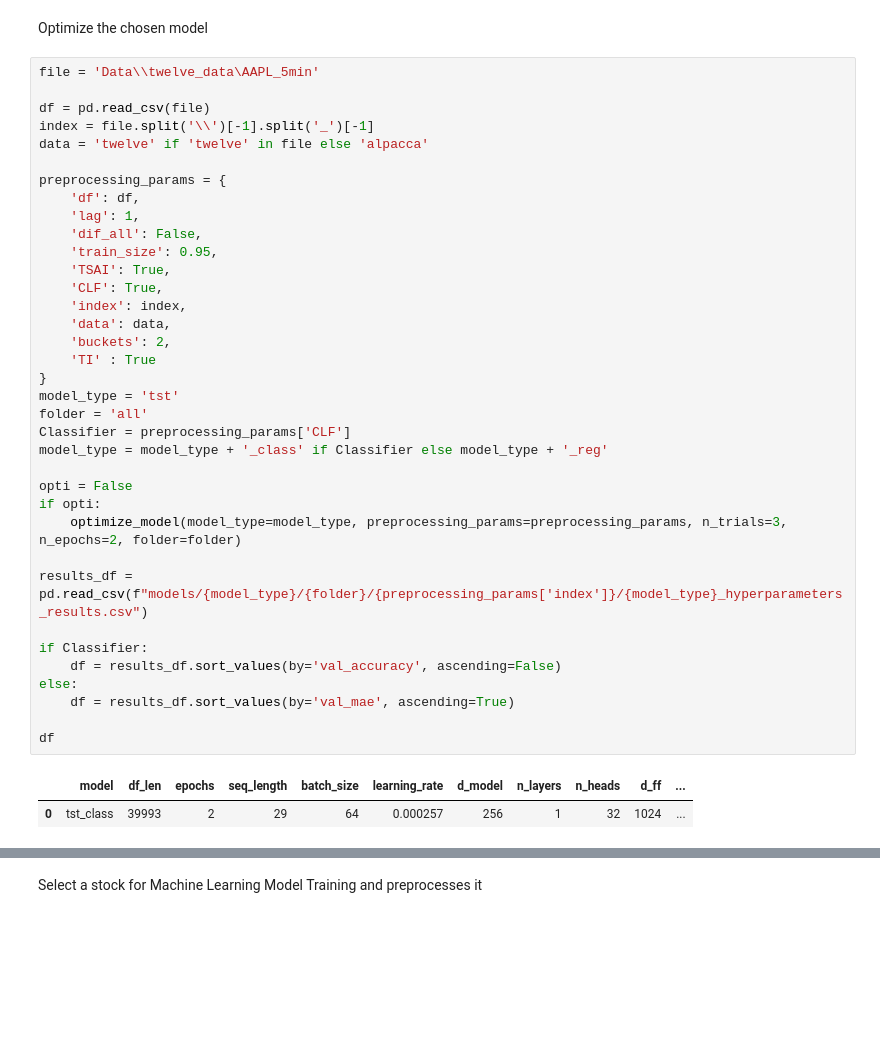
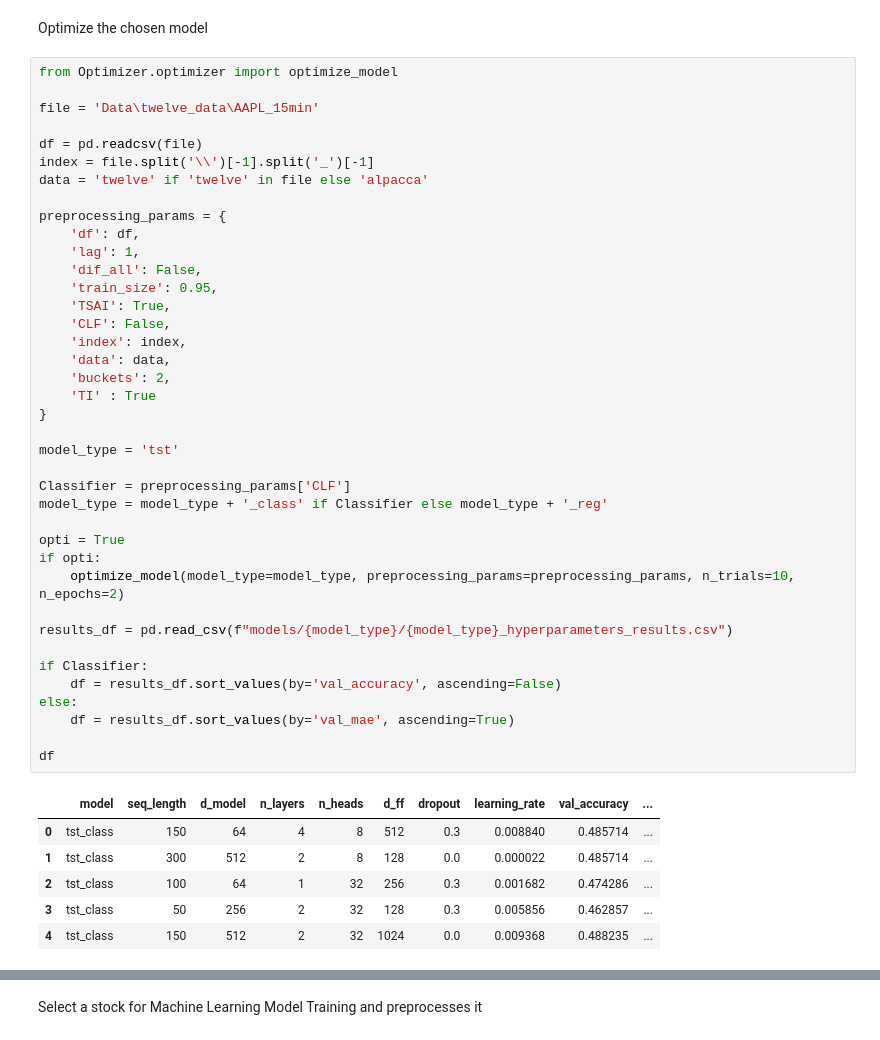
Before and after one commit to lukasmartinsson/Master-Thesis, a Jupyter notebook: main.ipynb, the cells around one changed output, grey strips where cells are left out. Cells and saved outputs as stored; diff of their text form; blank space fills up the shorter version.

```diff
--- a/main.ipynb
+++ b/main.ipynb
@@ -80,44 +116,51 @@ Results for TI:
 # %% [markdown]
 Optimize the chosen model
 # %%
-file = 'Data\\twelve_data\AAPL_5min'
+from Optimizer.optimizer import optimize_model
 
-df = pd.read_csv(file)
+file = 'Data\twelve_data\AAPL_15min'
+
+df = pd.readcsv(file)
 index = file.split('\\')[-1].split('_')[-1]
 data = 'twelve' if 'twelve' in file else 'alpacca'
 
 preprocessing_params = {
     'df': df,
     'lag': 1,
     'dif_all': False,
     'train_size': 0.95,
     'TSAI': True,
-    'CLF': True,
+    'CLF': False,
     'index': index,
     'data': data,
     'buckets': 2,
     'TI' : True
 }
+
 model_type = 'tst'
-folder = 'all'
+
 Classifier = preprocessing_params['CLF']
 model_type = model_type + '_class' if Classifier else model_type + '_reg'
 
-opti = False
+opti = True
 if opti:
-    optimize_model(model_type=model_type, preprocessing_params=preprocessing_params, n_trials=3, n_epochs=2, folder=folder)
+    optimize_model(model_type=model_type, preprocessing_params=preprocessing_params, n_trials=10, n_epochs=2)
 
-results_df = pd.read_csv(f"models/{model_type}/{folder}/{preprocessing_params['index']}/{model_type}_hyperparameters_results.csv")
+results_df = pd.read_csv(f"models/{model_type}/{model_type}_hyperparameters_results.csv")
 
 if Classifier:
     df = results_df.sort_values(by='val_accuracy', ascending=False)
 else:
     df = results_df.sort_values(by='val_mae', ascending=True)
 
 df
 # %% [output]
-|  | model | df_len | epochs | seq_length | batch_size | learning_rate | d_model | n_layers | n_heads | d_ff | ... |
-| 0 | tst_class | 39993 | 2 | 29 | 64 | 0.000257 | 256 | 1 | 32 | 1024 | ... |
+|  | model | seq_length | d_model | n_layers | n_heads | d_ff | dropout | learning_rate | val_accuracy | ... |
+| 0 | tst_class | 150 | 64 | 4 | 8 | 512 | 0.3 | 0.008840 | 0.485714 | ... |
+| 1 | tst_class | 300 | 512 | 2 | 8 | 128 | 0.0 | 0.000022 | 0.485714 | ... |
+| 2 | tst_class | 100 | 64 | 1 | 32 | 256 | 0.3 | 0.001682 | 0.474286 | ... |
+| 3 | tst_class | 50 | 256 | 2 | 32 | 128 | 0.3 | 0.005856 | 0.462857 | ... |
+| 4 | tst_class | 150 | 512 | 2 | 32 | 1024 | 0.0 | 0.009368 | 0.488235 | ... |
 # %%
 model_type = 'lstm_class'
 
```
Also changed, not shown: parts of 6 cells of this notebook.
